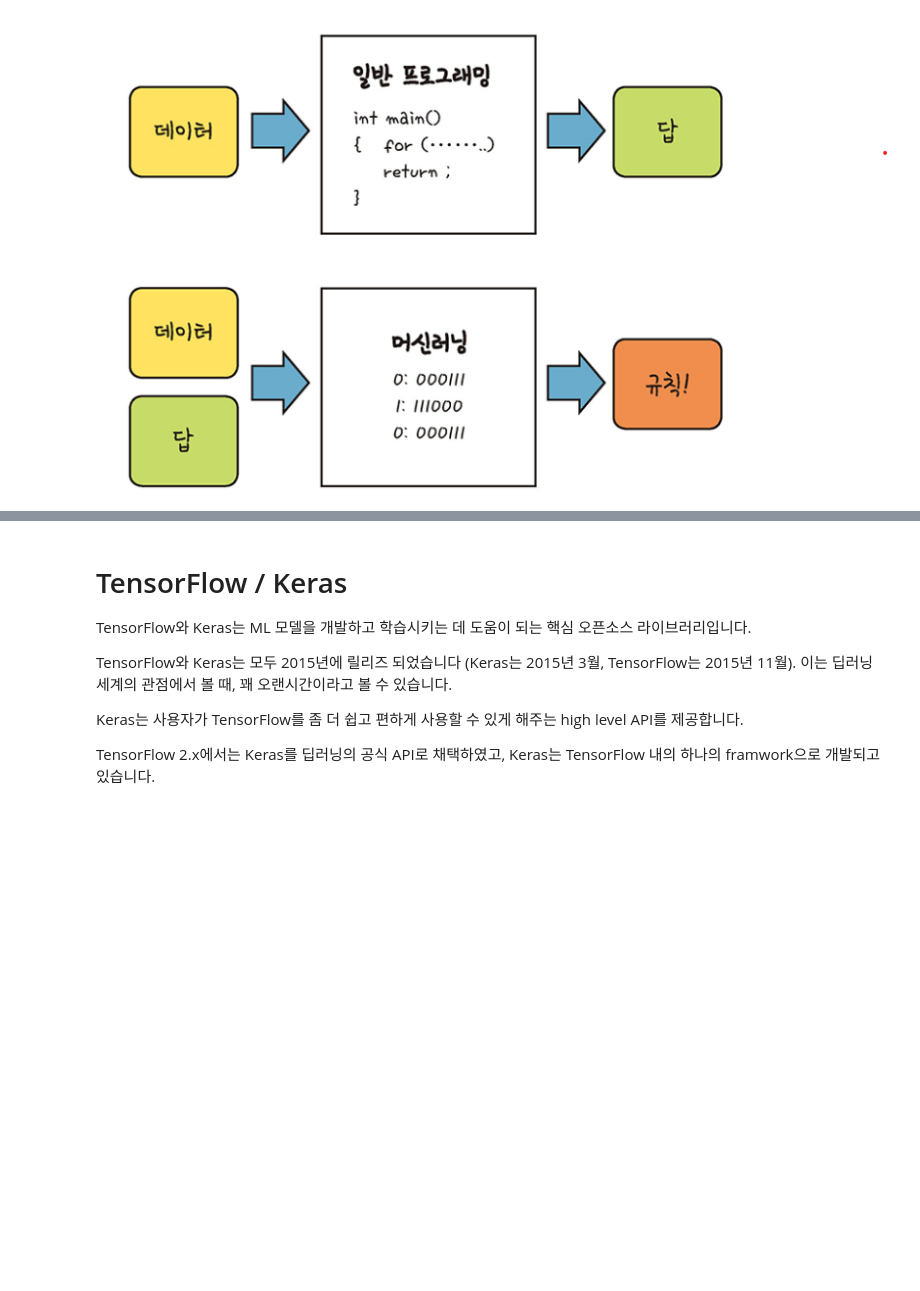
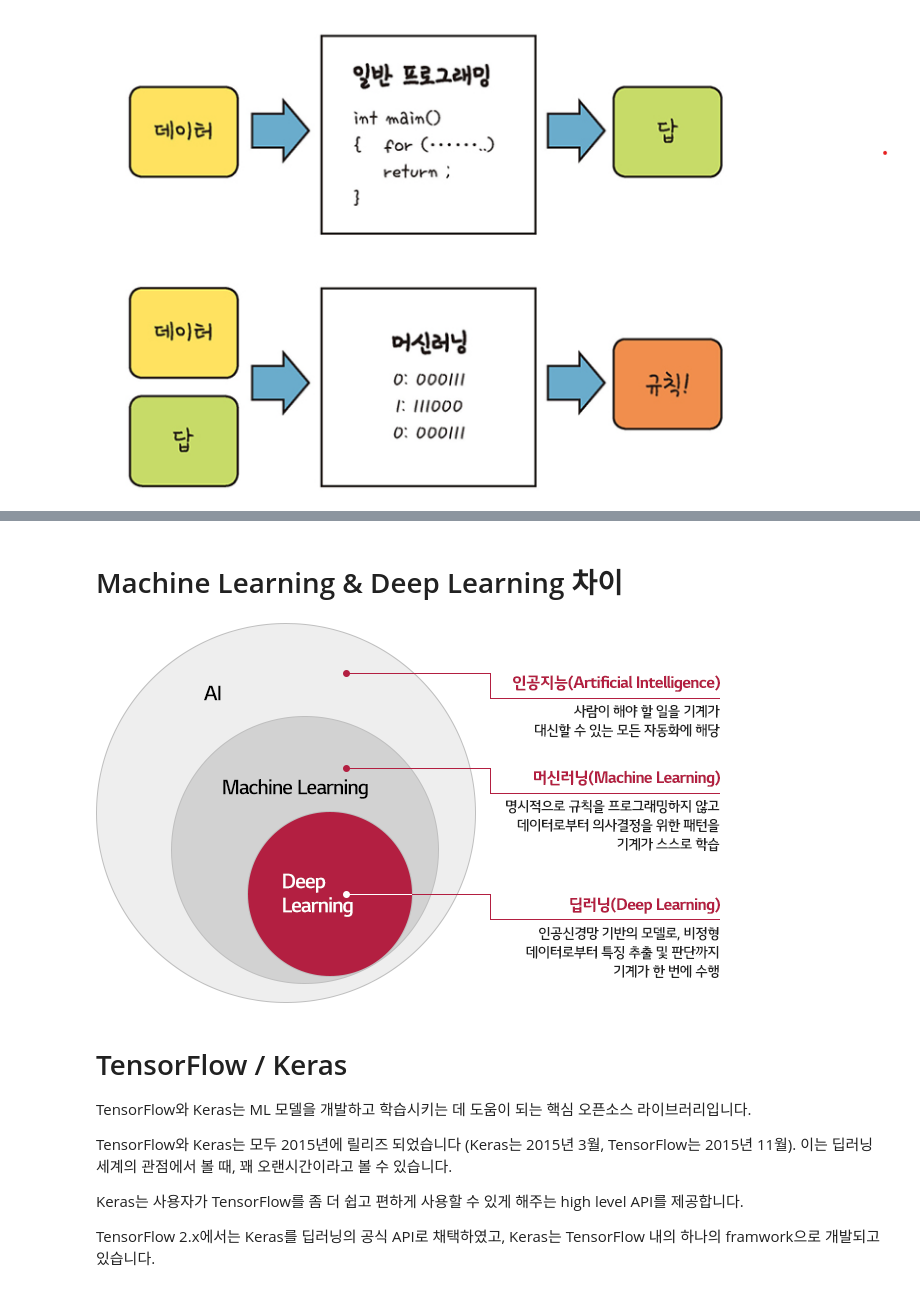
Before and after one commit to SeHwanYoo/gitc_dl_seminar, a Jupyter notebook: 20220120/01 Concept_of_Deep_Learning_and_tutorial.ipynb, the cells around one changed output, grey strips where cells are left out. Cells and saved outputs as stored; diff of their text form; code cells hidden in the pictures; blank space fills up the shorter version.

```diff
--- a/20220120/01 Concept_of_Deep_Learning_and_tutorial.ipynb
+++ b/20220120/01 Concept_of_Deep_Learning_and_tutorial.ipynb
@@ -19,3 +47,13 @@ def main_func():
+# %% [markdown]
+# Machine Learning & Deep Learning 차이
+# %%
+Image('images/diff.png')
+
+
+# 머신러닝 : 개발자 혹은 연구자가 개입
+# 딥러닝 : 신경망을 통해 기계가 판단 할 수 있도록 처리
+# %% [output]
+[figure, added]
 # %% [markdown]
 # TensorFlow / Keras
 
```
Also changed, not shown: parts of 6 cells of this notebook.
